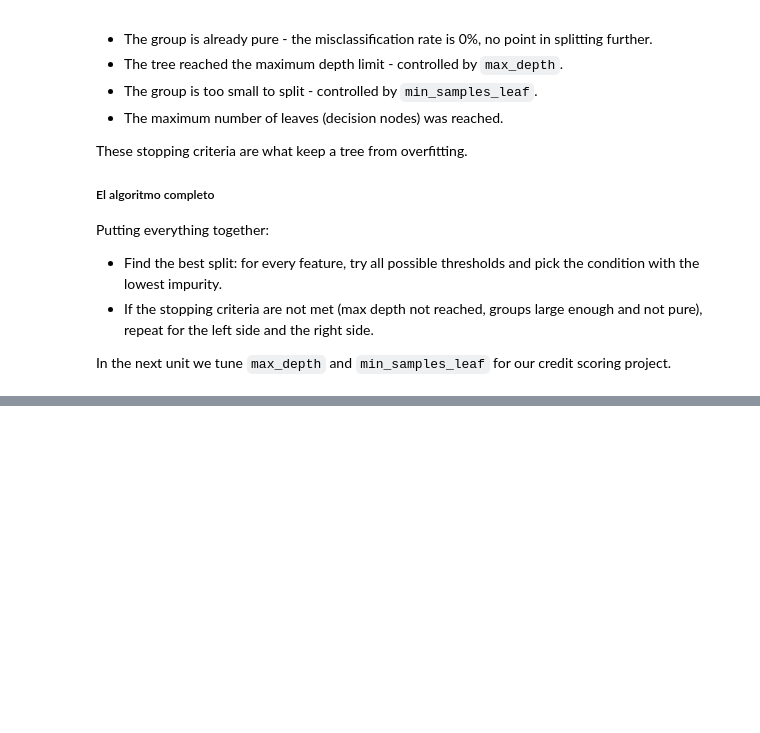
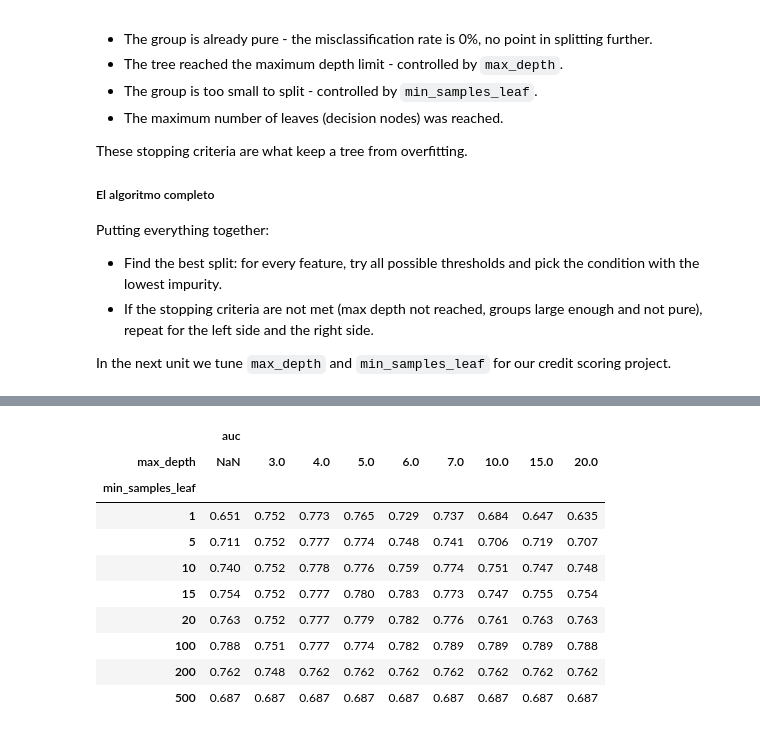
Before and after one commit to rfhfmnn/ml-zoomcamp, a Jupyter notebook: 5_trees/credit_risk.ipynb, the cells around one changed output, grey strips where cells are left out. Cells and saved outputs as stored; diff of their text form; code cells hidden in the pictures; blank space fills up the shorter version.

```diff
--- a/5_trees/credit_risk.ipynb
+++ b/5_trees/credit_risk.ipynb
@@ -581,0 +664,16 @@
+# %%
+#el df es dificil de seguir, por lo que pivotamos
+df_scores_pivot = df_scores.pivot(index='min_samples_leaf', columns=['max_depth'], values=['auc'])
+df_scores_pivot.round(3)
+# %% [output]
+|  | auc |  |  |  |  |  |  |  |  |
+| max_depth | NaN | 3.0 | 4.0 | 5.0 | 6.0 | 7.0 | 10.0 | 15.0 | 20.0 |
+| min_samples_leaf |  |  |  |  |  |  |  |  |  |
+| 1 | 0.651 | 0.752 | 0.773 | 0.765 | 0.729 | 0.737 | 0.684 | 0.647 | 0.635 |
+| 5 | 0.711 | 0.752 | 0.777 | 0.774 | 0.748 | 0.741 | 0.706 | 0.719 | 0.707 |
+| 10 | 0.740 | 0.752 | 0.778 | 0.776 | 0.759 | 0.774 | 0.751 | 0.747 | 0.748 |
+| 15 | 0.754 | 0.752 | 0.777 | 0.780 | 0.783 | 0.773 | 0.747 | 0.755 | 0.754 |
+| 20 | 0.763 | 0.752 | 0.777 | 0.779 | 0.782 | 0.776 | 0.761 | 0.763 | 0.763 |
+| 100 | 0.788 | 0.751 | 0.777 | 0.774 | 0.782 | 0.789 | 0.789 | 0.789 | 0.788 |
+| 200 | 0.762 | 0.748 | 0.762 | 0.762 | 0.762 | 0.762 | 0.762 | 0.762 | 0.762 |
+| 500 | 0.687 | 0.687 | 0.687 | 0.687 | 0.687 | 0.687 | 0.687 | 0.687 | 0.687 |
```
Also changed, not shown: parts of 13 cells of this notebook, 3 other files.
